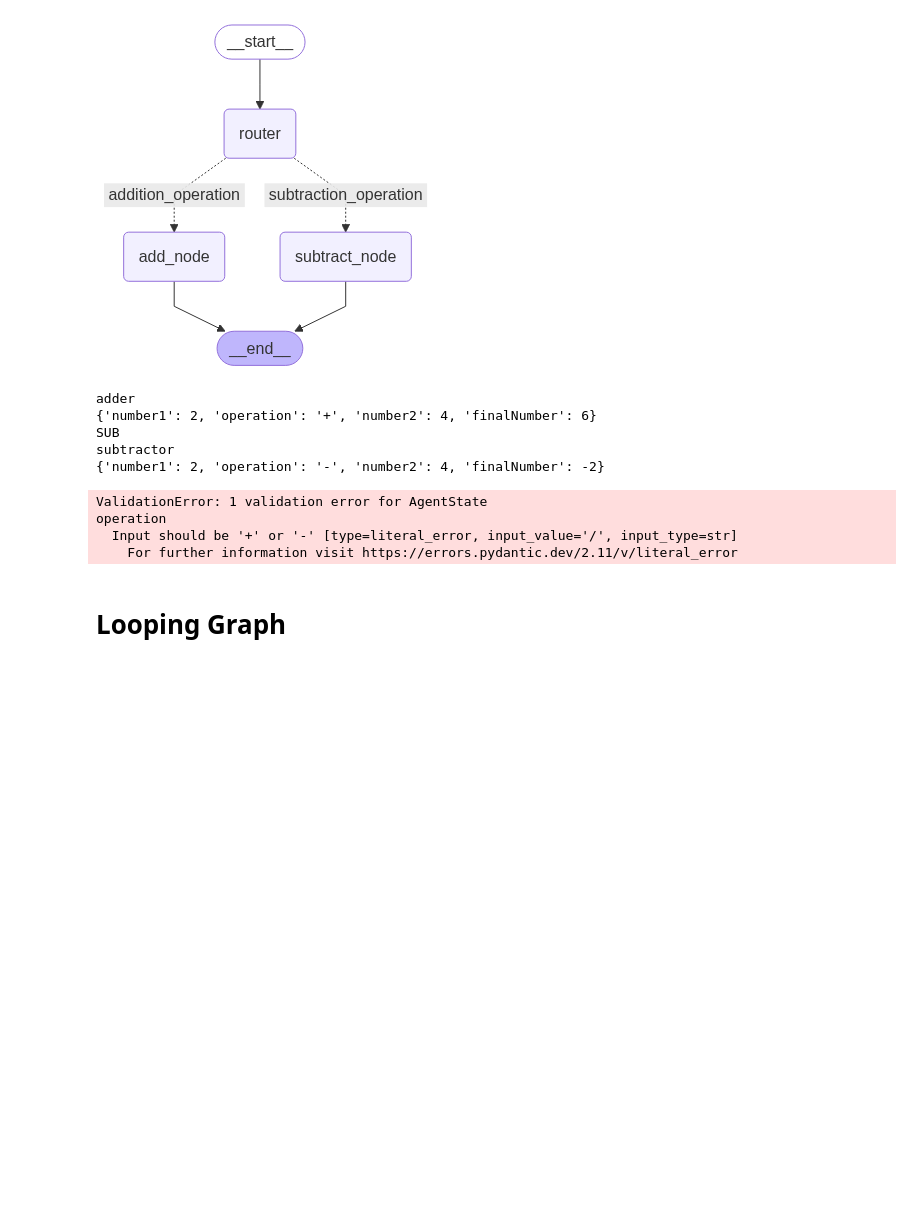
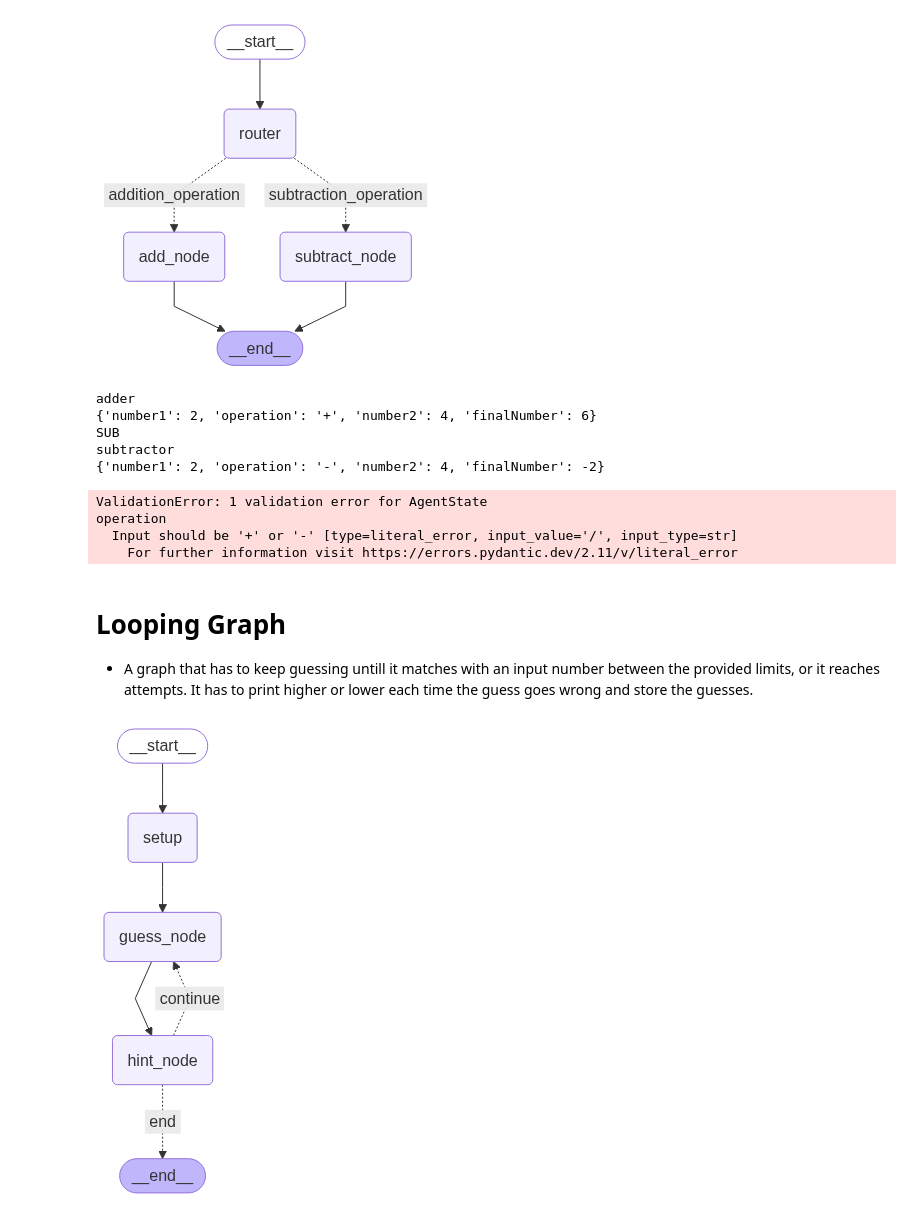
Before and after one commit to visakhpadmanabhan7/LLMs_to_agents, a Jupyter notebook: LangGraph/langraph_agent_1.ipynb, the cells around one changed output. Cells and saved outputs as stored; diff of their text form; code cells hidden in the pictures; blank space fills up the shorter version.

Commit message:
Agent with LangGraph

```diff
--- a/LangGraph/langraph_agent_1.ipynb
+++ b/LangGraph/langraph_agent_1.ipynb
@@ -152,3 +154,4 @@ operation
     For further information visit https://errors.pydantic.dev/2.11/v/literal_error
 # %% [markdown]
 # Looping Graph
+- A graph that has to keep guessing untill it matches with an input number between the provided limits, or it reaches  attempts. It has to print higher or lower each time the guess goes wrong and store the guesses.
@@ -154,0 +235,24 @@ operation
+# %%
+graph = StateGraph(GameState)
+
+graph.add_node("setup",setup_node)
+graph.add_node("guess_node",guess_node)
+graph.add_node("hint_node",hint_node)
+graph.add_edge("setup", "guess_node")
+graph.add_edge("guess_node", "hint_node")
+graph.add_edge(START,"setup")
+
+graph.add_conditional_edges(
+    "hint_node",
+    should_continue,
+    {
+        "continue": "guess_node",
+        "end": END
+    }
+)
+
+app = graph.compile()
+# %%
+app
+# %% [output]
+[figure, added]
```
Also changed, not shown: parts of 3 cells of this notebook, 2 other files.
